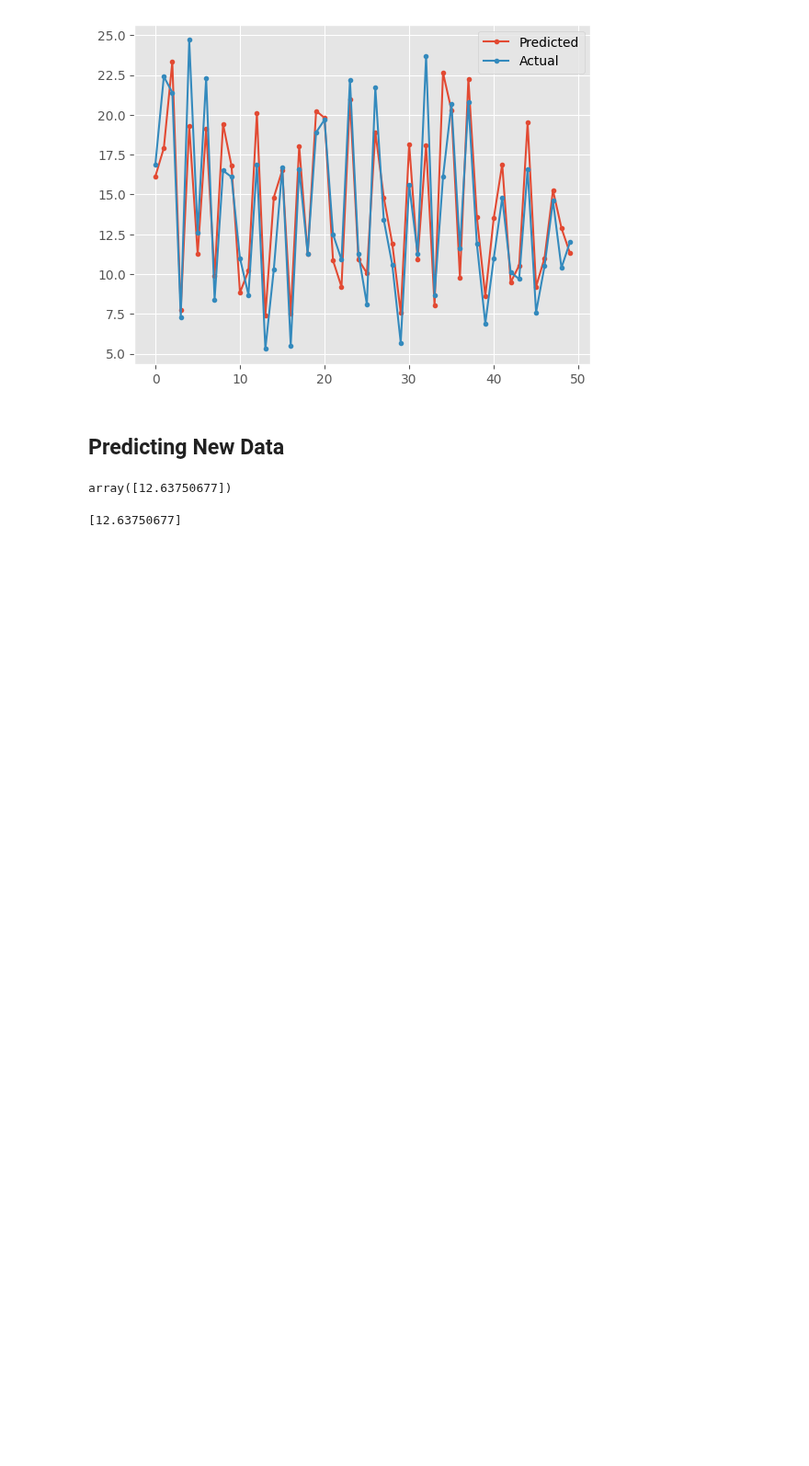
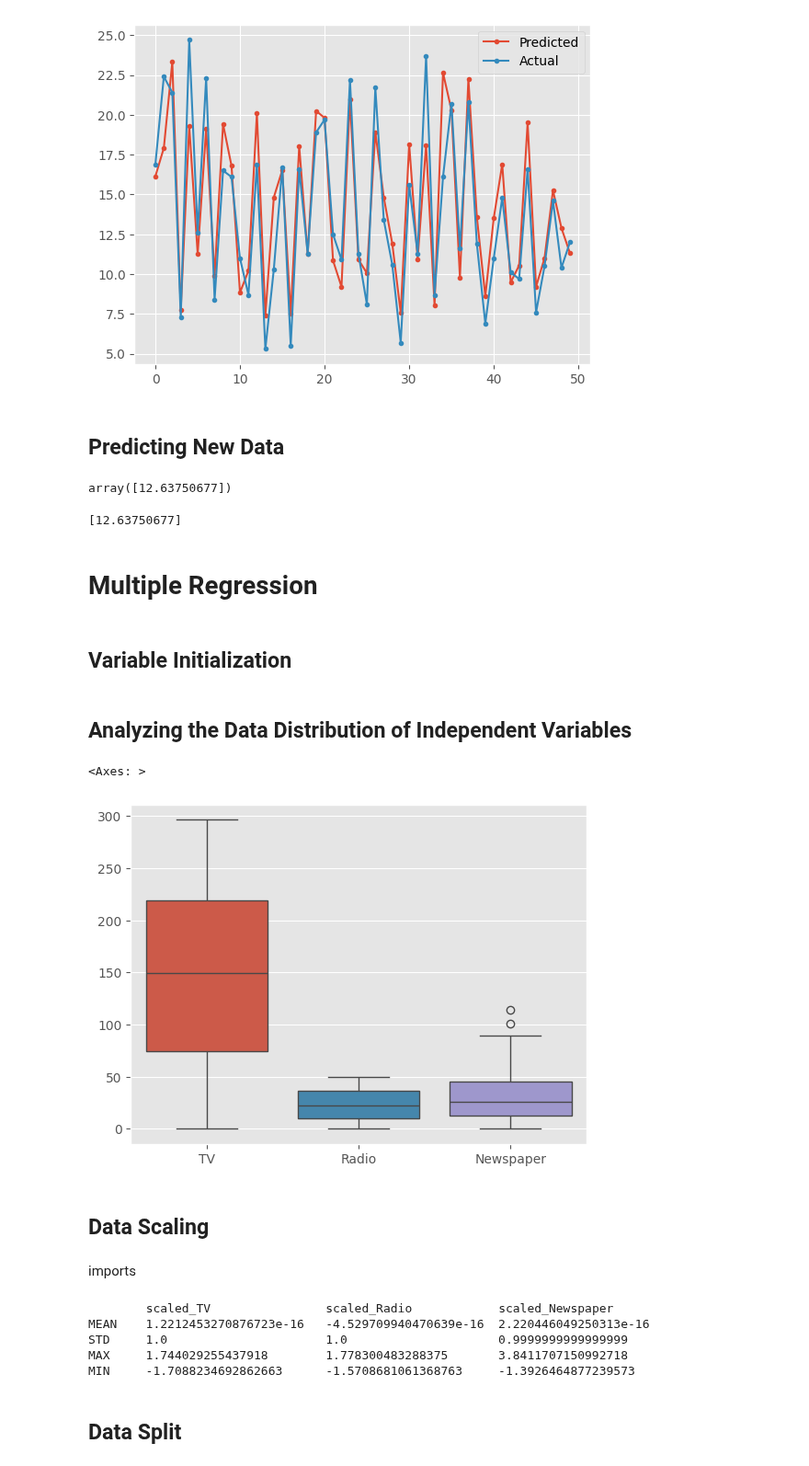
Before and after one commit to BrianK64/Microsoft_AI_School, a Jupyter notebook: Machine_Learning/Ad_Sales_Analysis.ipynb, the cells around one changed output. Shown at 92% size. Drawn from its saved outputs; the diff is of its cells as text; code cells hidden in the pictures; blank space fills up the shorter version.

Commit message:
Multiple Linear Regression: up to model development

```diff
--- a/Machine_Learning/Ad_Sales_Analysis.ipynb
+++ b/Machine_Learning/Ad_Sales_Analysis.ipynb
@@ -304,3 +304,21 @@ array([12.63750677])
 print(w * TV + b)
 # %% [output]
 [12.63750677]
+# %% [markdown]
+# Multiple Regression
+# %% [markdown]
+## Variable Initialization
+# %%
+X2 = df[["TV", "Radio", "Newspaper"]]
+y = df["Sales"]
+# %% [markdown]
+## Analyzing the Data Distribution of Independent Variables
+# %%
+sns.boxplot(X2)
+# %% [output]
+<Axes: >
+[figure, added]
+# %% [markdown]
+## Data Scaling
+# %% [markdown]
+imports
@@ -306,0 +327,21 @@ print(w * TV + b)
+# %%
+scaler = StandardScaler()
+X2_scaled = scaler.fit_transform(X2)
+
+scaled_TV = X2_scaled[:,0]
+scaled_Radio = X2_scaled[:, 1]
+scaled_Newspaper = X2_scaled[:, 2]
+
+print("\tscaled_TV\t\t scaled_Radio\t\t scaled_Newspaper")
+print(f"MEAN\t{scaled_TV.mean()}\t {scaled_Radio.mean()}\t {scaled_Newspaper.mean()}")
+print(f"STD\t{scaled_TV.std()}\t\t\t {scaled_Radio.std()}\t\t\t {scaled_Newspaper.std()}")
+print(f"MAX\t{scaled_TV.max()}\t {scaled_Radio.max()}\t {scaled_Newspaper.max()}")
+print(f"MIN\t{scaled_TV.min()}\t {scaled_Radio.min()}\t {scaled_Newspaper.min()}")
+# %% [output]
+        scaled_TV                scaled_Radio            scaled_Newspaper
+MEAN    1.2212453270876723e-16   -4.529709940470639e-16  2.220446049250313e-16
+STD     1.0                      1.0                     0.9999999999999999
+MAX     1.744029255437918        1.778300483288375       3.8411707150992718
+MIN     -1.7088234692862663      -1.5708681061368763     -1.3926464877239573
+# %% [markdown]
+## Data Split
```
Also changed, not shown: parts of 9 cells of this notebook.
